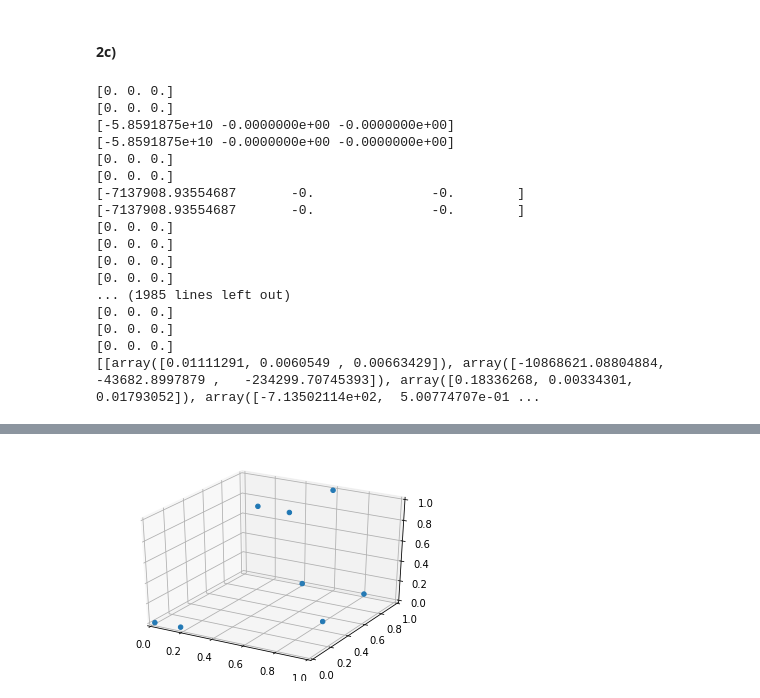
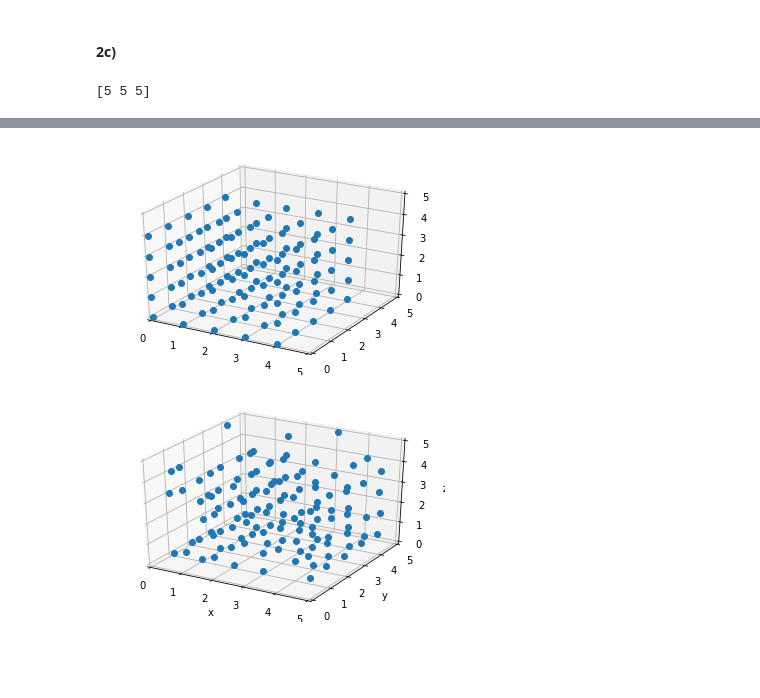
Before and after one commit to KevoSoftworks/computational_physics, a Jupyter notebook: 4_molecular_dynamics/molecular_dynamics.ipynb, the cells around one changed output, grey strips where cells are left out. Cells and saved outputs as stored; diff of their text form; code cells hidden in the pictures; blank space fills up the shorter version.

```diff
--- a/4_molecular_dynamics/molecular_dynamics.ipynb
+++ b/4_molecular_dynamics/molecular_dynamics.ipynb
@@ -257,38 +257,23 @@ The periodic boundary conditions also allow us to keep all the particles inside
 # %% [markdown]
 #### 2c)
 # %%
-particles = ParticleManager().generate_grid(N=10, ret="self").remove_translation()
-force = Force().lennard_jones(rc = 0.4)
-grid = Grid(particles, dt=1/100, force=force)
+N = 125
 
-#print(grid[3].r)
+particles = ParticleManager().generate_grid(N=N, rlim=(0, 5), ret="self").remove_translation(ret="self").scale(T=1)
+force = Force().lennard_jones(rc = 2.5)
+grid = Grid(particles, dt=0.004, force=force)
+
+fig = plt.figure()
+ax = fig.add_subplot(111, projection="3d")
+ax.set_xlim3d((0,5))
+ax.set_ylim3d((0,5))
+ax.set_zlim3d((0,5))
+scatter, = ax.plot([p.r[0] for p in grid[:]], [p.r[1] for p in grid[:]], [p.r[2] for p in grid[:]], marker="o", linestyle="")
 
 for _ in range(100):
     grid.update()
 
-print(grid.history)
-
-#fig = plt.figure()
-#ax = fig.add_subplot(111, projection="3d")
-#ax.scatter([p.r[0] for p in grid[:]], [p.r[1] for p in grid[:]], [p.r[2] for p in grid[:]])
-
-handle = grid.animate((0, 1))
-#HTML(handle.to_jshtml())
+handle = grid.animate((0, 5))
+HTML(handle.to_html5_video())
 # %% [output]
-[0. 0. 0.]
-[0. 0. 0.]
-[-5.8591875e+10 -0.0000000e+00 -0.0000000e+00]
-[-5.8591875e+10 -0.0000000e+00 -0.0000000e+00]
-[0. 0. 0.]
-[0. 0. 0.]
-[-7137908.93554687       -0.               -0.        ]
-[-7137908.93554687       -0.               -0.        ]
-[0. 0. 0.]
-[0. 0. 0.]
-[0. 0. 0.]
-[0. 0. 0.]
-... (1985 lines left out)
-[0. 0. 0.]
-[0. 0. 0.]
-[0. 0. 0.]
-[[array([0.01111291, 0.0060549 , 0.00663429]), array([-10868621.08804884,    -43682.8997879 ,   -234299.70745393]), array([0.18336268, 0.00334301, 0.01793052]), array([-7.13502114e+02,  5.00774707e-01 ...
+[5 5 5]
@@ -295 +281,2 @@ handle = grid.animate((0, 1))
-[figure, old version]
+[figure, new version]
+[figure, added]
```
Also changed, not shown: parts of 7 cells of this notebook, 2 other files.
